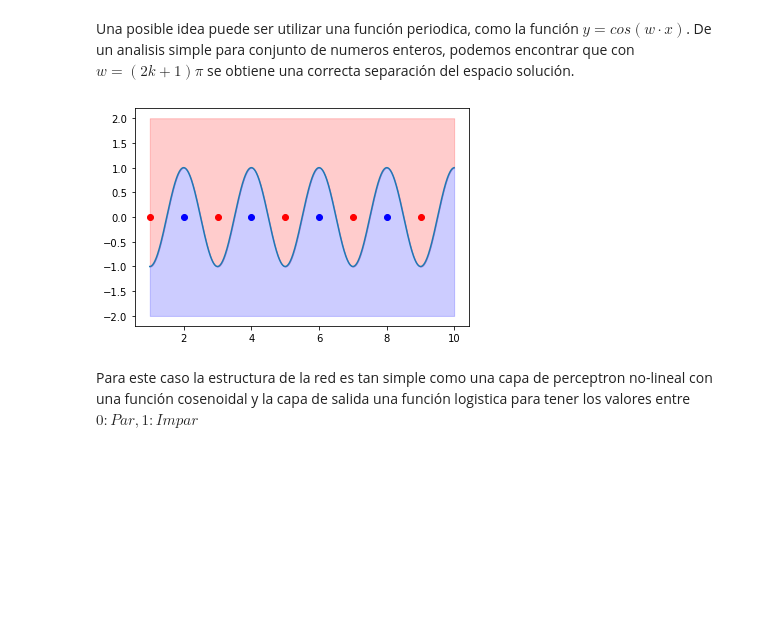
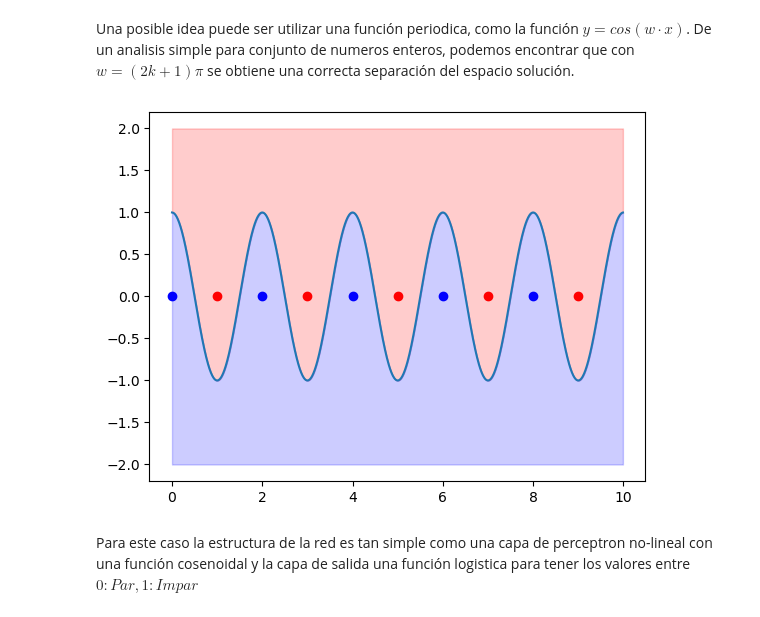
Before and after one commit to jbarberia/sia-tp3, a Jupyter notebook: src/Ejercicio3.ipynb, the cells around one changed output. Drawn from its saved outputs; the diff is of its cells as text; code cells hidden in the pictures; blank space fills up the shorter version.

```diff
--- a/src/Ejercicio3.ipynb
+++ b/src/Ejercicio3.ipynb
@@ -12,7 +13,7 @@ nn = NN([l1, l2])
 x = np.array([[-1, 1], [1, -1], [-1, -1], [1, 1]])
 y = np.array([1, 1, -1, -1])
 
-nn.train(x, y, epochs=2000, learning_rate=0.1)
+nn.train(x, y, epochs=2000)
 
 print("Función de activación no lineal")
 for xi in x:
@@ -31,7 +34,7 @@ nn = NN([l1, l2])
 x = np.array([[-1, 1], [1, -1], [-1, -1], [1, 1]])
 y = np.array([1, 1, -1, -1])
 
-nn.train(x, y, epochs=2000, learning_rate=0.1)
+nn.train(x, y, epochs=2000)
 
 print("Función de activación lineal")
 for xi in x:
@@ -61,22 +64,22 @@ De un analisis simple para conjunto de numeros enteros, podemos encontrar que co
 # %%
 x = np.array([xi for xi in range(10)])
 y = x.reshape(-1) % 2
 
 for pts in zip(x, y):
     plt.scatter(pts[0], 0, color="red" if pts[-1] == 1 else "blue")
 
-x_range = np.arange(1, 10, 0.01)
+x_range = np.arange(0, 10, 0.01)
 
 k = 0
 w = (2*k + 1) * np.pi
 cos_x = np.cos(w * x_range)
 
 plt.fill_between(x_range, cos_x,  2, alpha=0.2, color="red")
 plt.fill_between(x_range, cos_x, -2, alpha=0.2, color="blue")
 plt.plot(x_range, cos_x)
 plt.show()
 # %% [output]
-[figure, old version]
+[figure, new version]
 # %% [markdown]
 Para este caso la estructura de la red es tan simple como una capa de perceptron no-lineal con una función cosenoidal y la capa de salida una función logistica para tener los valores entre $0: Par, 1: Impar$
 # %%
```
Also changed, not shown: parts of 14 cells of this notebook, 4 other files.
